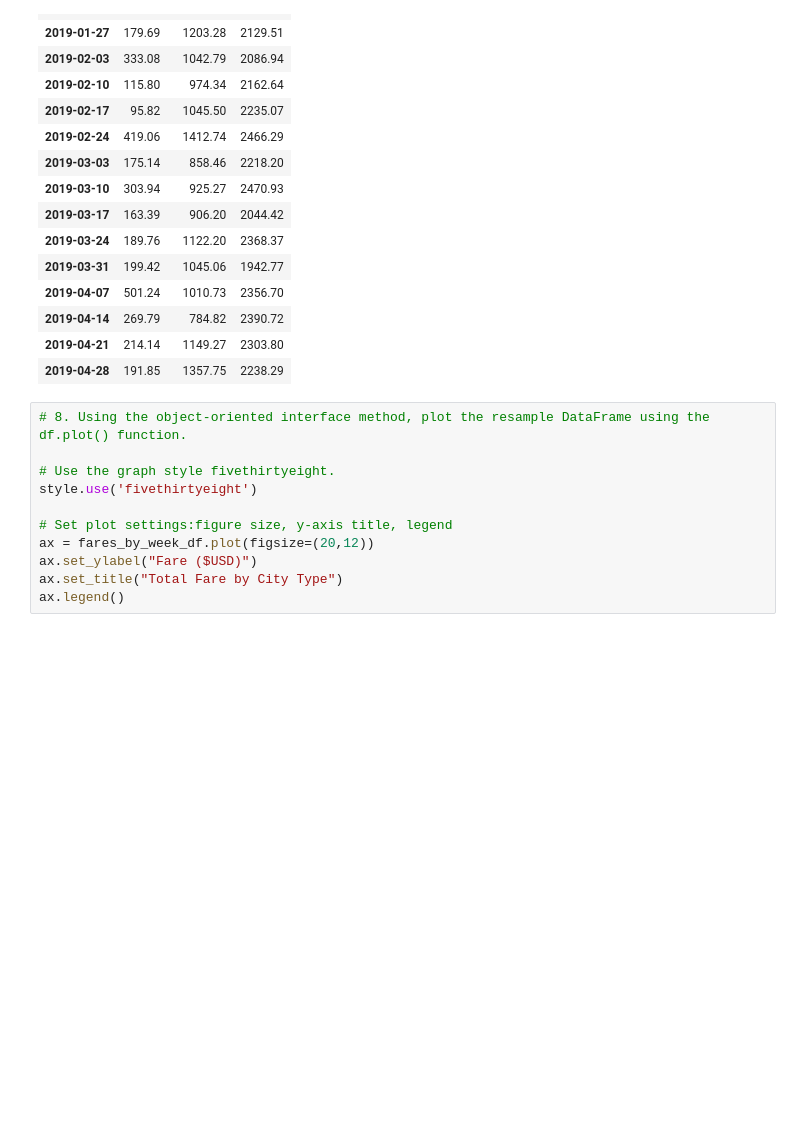
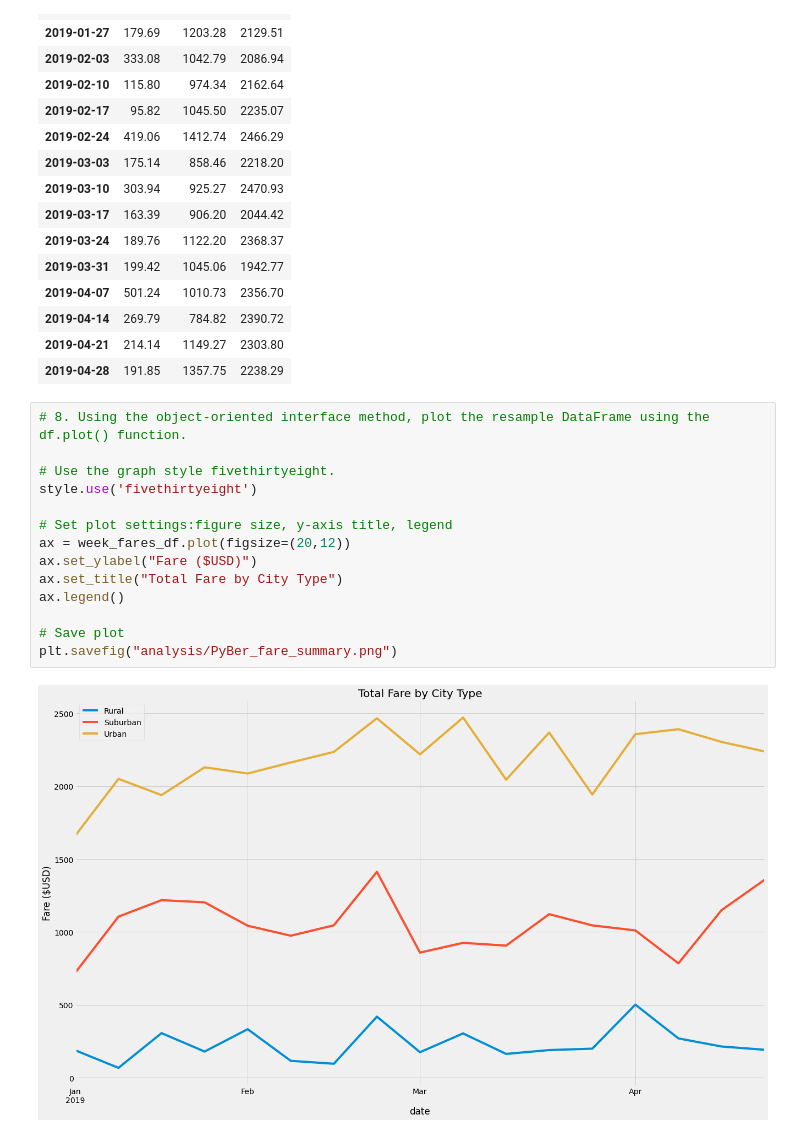
Before and after one commit to yaejinpark/pyber_analysis, a Jupyter notebook: PyBer_Challenge.ipynb, the cells around one changed output. Saved outputs shown, nothing was run; the diff lists cells and outputs as text; blank space fills up the shorter version.

```diff
--- a/PyBer_Challenge.ipynb
+++ b/PyBer_Challenge.ipynb
@@ -244,11 +244,16 @@ week_fares_df
 # %%
 # 8. Using the object-oriented interface method, plot the resample DataFrame using the df.plot() function.
 
 # Use the graph style fivethirtyeight.
 style.use('fivethirtyeight')
 
 # Set plot settings:figure size, y-axis title, legend
-ax = fares_by_week_df.plot(figsize=(20,12))
+ax = week_fares_df.plot(figsize=(20,12))
 ax.set_ylabel("Fare ($USD)")
 ax.set_title("Total Fare by City Type")
 ax.legend()
+
+# Save plot
+plt.savefig("analysis/PyBer_fare_summary.png")
+# %% [output]
+[figure, added]
```
Also changed, not shown: 3 other files.
